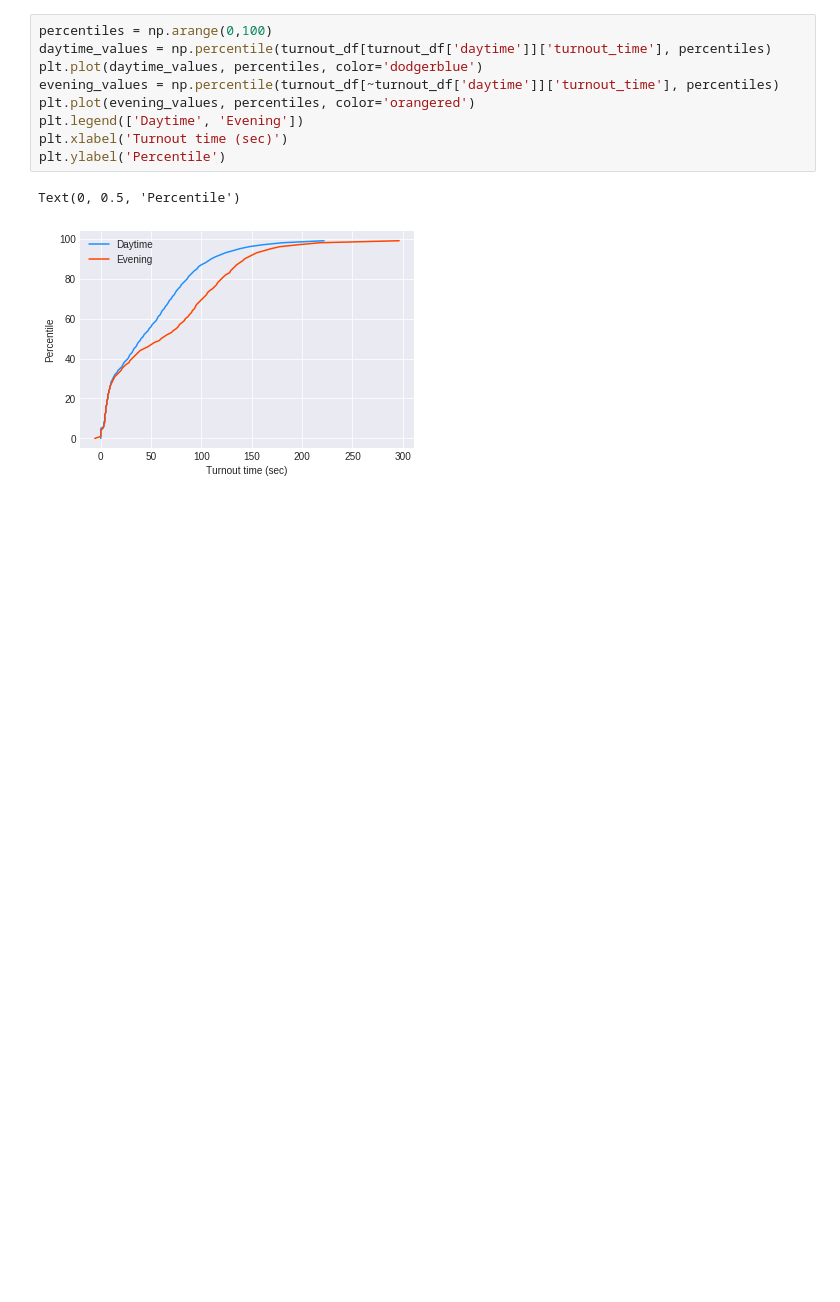
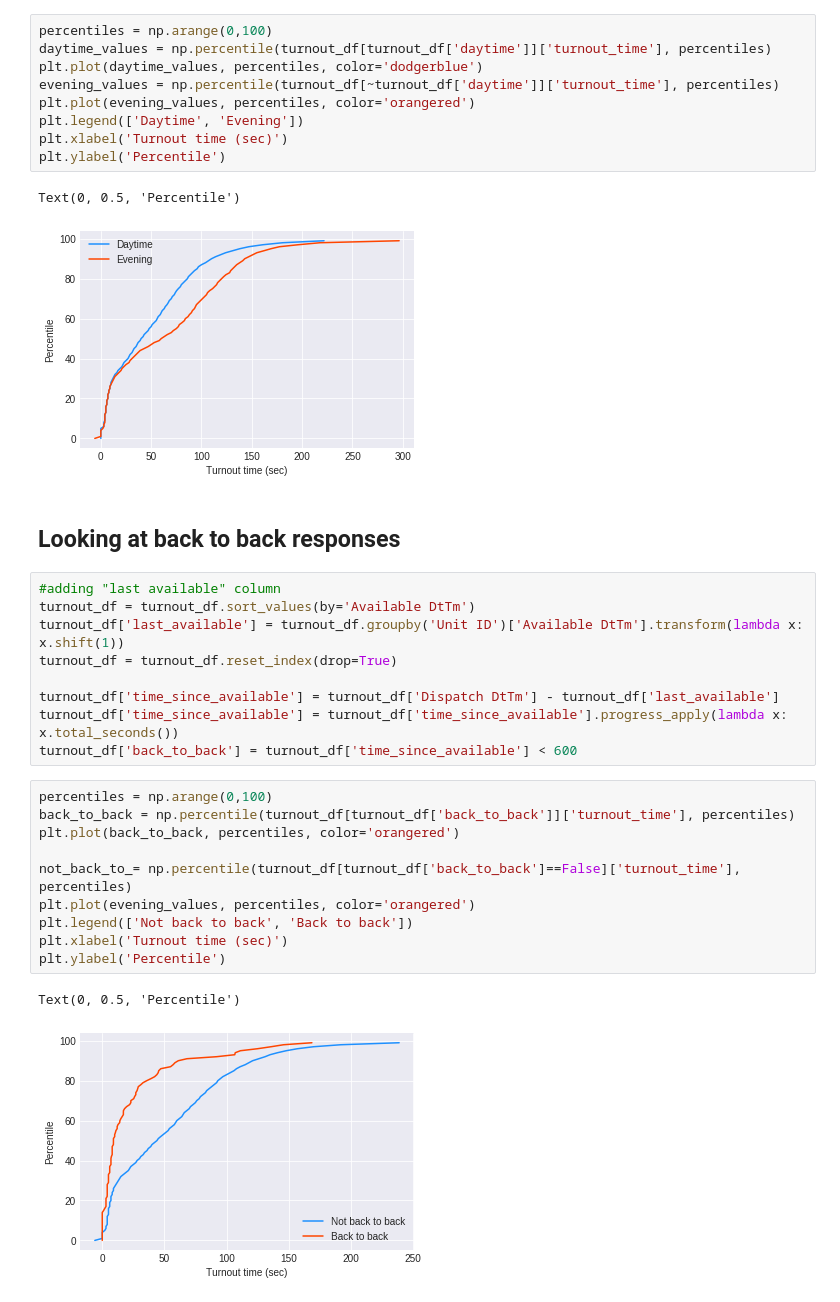
Before and after one commit to andersonad/PE_take_home, a Jupyter notebook: take_home_notebook.ipynb, the cells around one changed output. Cells and saved outputs as stored; diff of their text form; blank space fills up the shorter version.

```diff
--- a/take_home_notebook.ipynb
+++ b/take_home_notebook.ipynb
@@ -105,3 +107,27 @@ plt.ylabel('Percentile')
 # %% [output]
 Text(0, 0.5, 'Percentile')
 [figure]
+# %% [markdown]
+## Looking at back to back responses
+# %%
+#adding "last available" column
+turnout_df = turnout_df.sort_values(by='Available DtTm')
+turnout_df['last_available'] = turnout_df.groupby('Unit ID')['Available DtTm'].transform(lambda x: x.shift(1))
+turnout_df = turnout_df.reset_index(drop=True)
+
+turnout_df['time_since_available'] = turnout_df['Dispatch DtTm'] - turnout_df['last_available']
+turnout_df['time_since_available'] = turnout_df['time_since_available'].progress_apply(lambda x: x.total_seconds())
+turnout_df['back_to_back'] = turnout_df['time_since_available'] < 600
+# %%
+percentiles = np.arange(0,100)
+back_to_back = np.percentile(turnout_df[turnout_df['back_to_back']]['turnout_time'], percentiles)
+plt.plot(back_to_back, percentiles, color='orangered')
+
+not_back_to_= np.percentile(turnout_df[turnout_df['back_to_back']==False]['turnout_time'], percentiles)
+plt.plot(evening_values, percentiles, color='orangered')
+plt.legend(['Not back to back', 'Back to back'])
+plt.xlabel('Turnout time (sec)')
+plt.ylabel('Percentile')
+# %% [output]
+Text(0, 0.5, 'Percentile')
+[figure, added]
```
Also changed, not shown: parts of 3 cells of this notebook.
